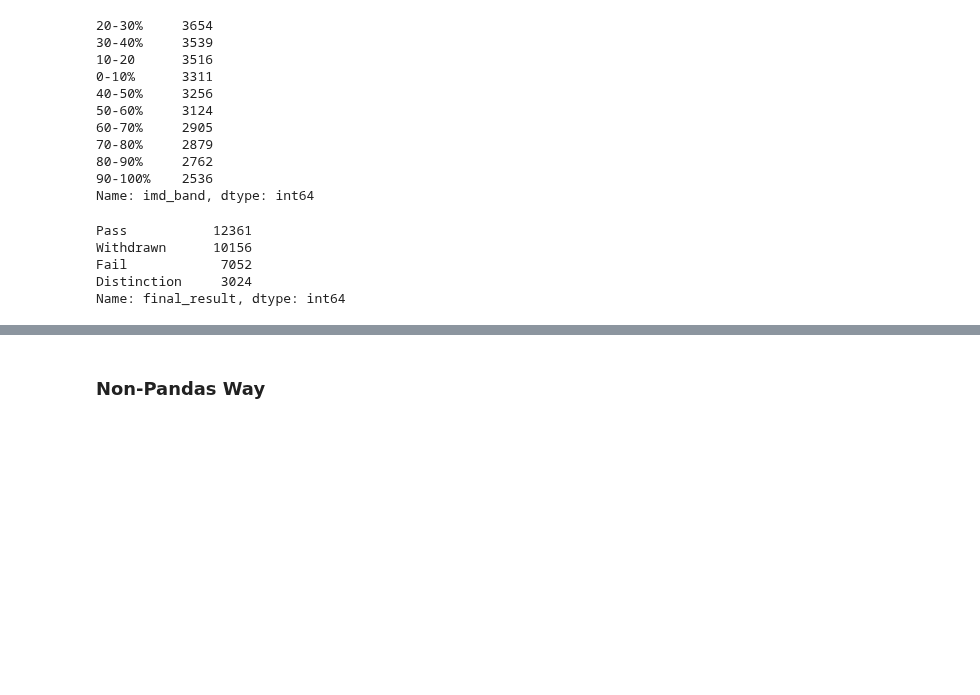
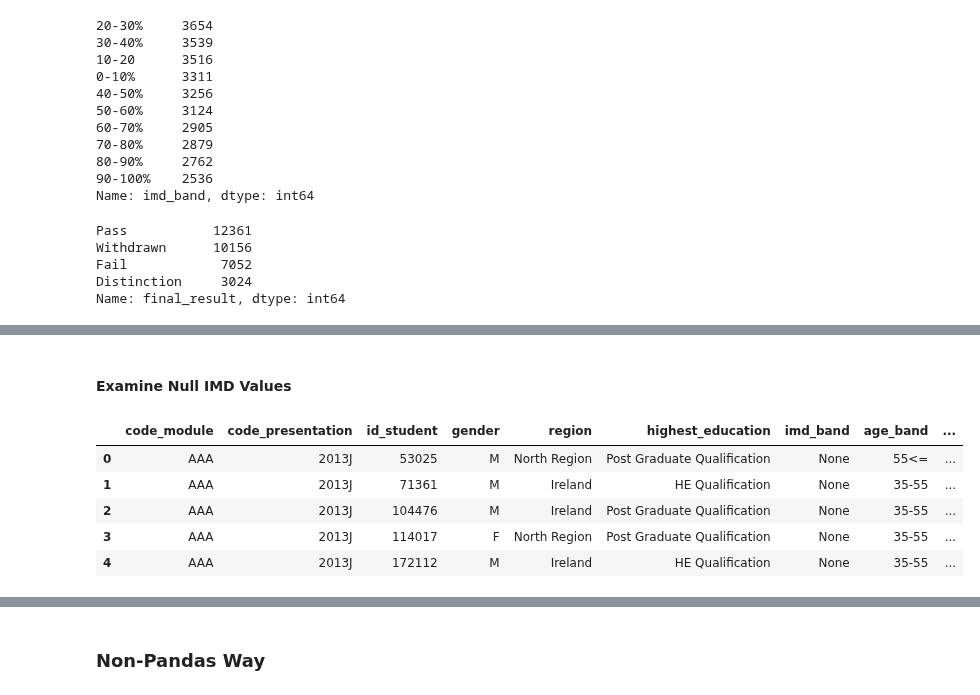
Before and after one commit to MagicMilly/ua-application, a Jupyter notebook: uni_data_analysis.ipynb, the cells around one changed output, grey strips where cells are left out. Cells and saved outputs as stored; diff of their text form; code cells hidden in the pictures; blank space fills up the shorter version.

```diff
--- a/uni_data_analysis.ipynb
+++ b/uni_data_analysis.ipynb
@@ -224,0 +222,17 @@ c.execute("""
+# %% [markdown]
+#### Examine Null IMD Values
+# %%
+imd_nulls = pd.read_sql_query("""
+                              SELECT *
+                              FROM student_info
+                              WHERE imd_band IS NULL;
+                              """, conn)
+
+imd_nulls.head()
+# %% [output]
+|  | code_module | code_presentation | id_student | gender | region | highest_education | imd_band | age_band | ... |
+| 0 | AAA | 2013J | 53025 | M | North Region | Post Graduate Qualification | None | 55<= | ... |
+| 1 | AAA | 2013J | 71361 | M | Ireland | HE Qualification | None | 35-55 | ... |
+| 2 | AAA | 2013J | 104476 | M | Ireland | Post Graduate Qualification | None | 35-55 | ... |
+| 3 | AAA | 2013J | 114017 | F | North Region | Post Graduate Qualification | None | 35-55 | ... |
+| 4 | AAA | 2013J | 172112 | M | Ireland | HE Qualification | None | 35-55 | ... |
```
Also changed, not shown: parts of 53 cells of this notebook.
